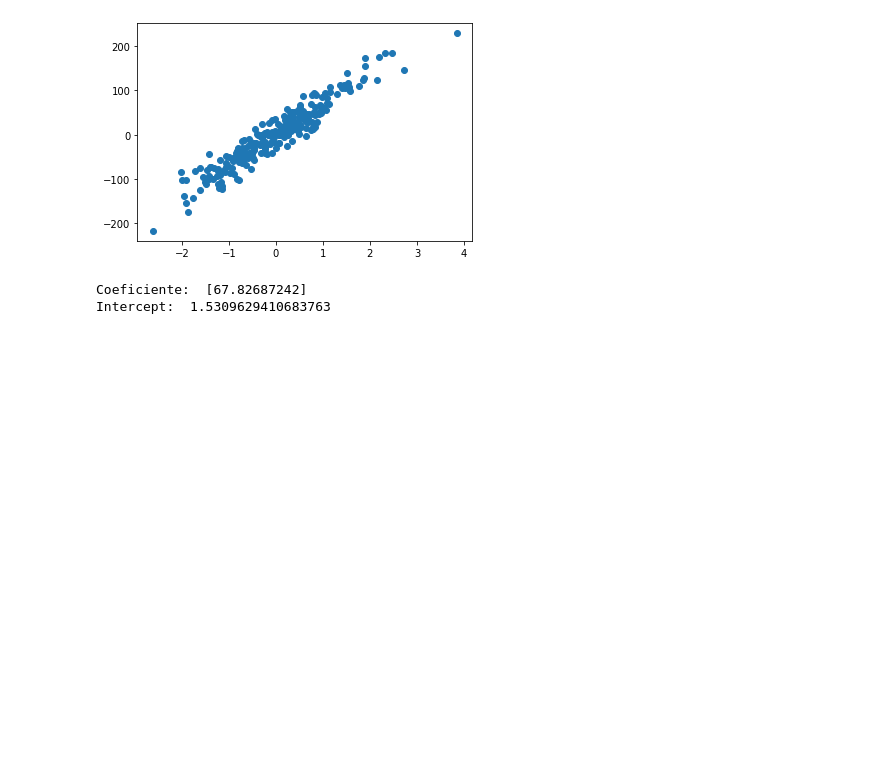
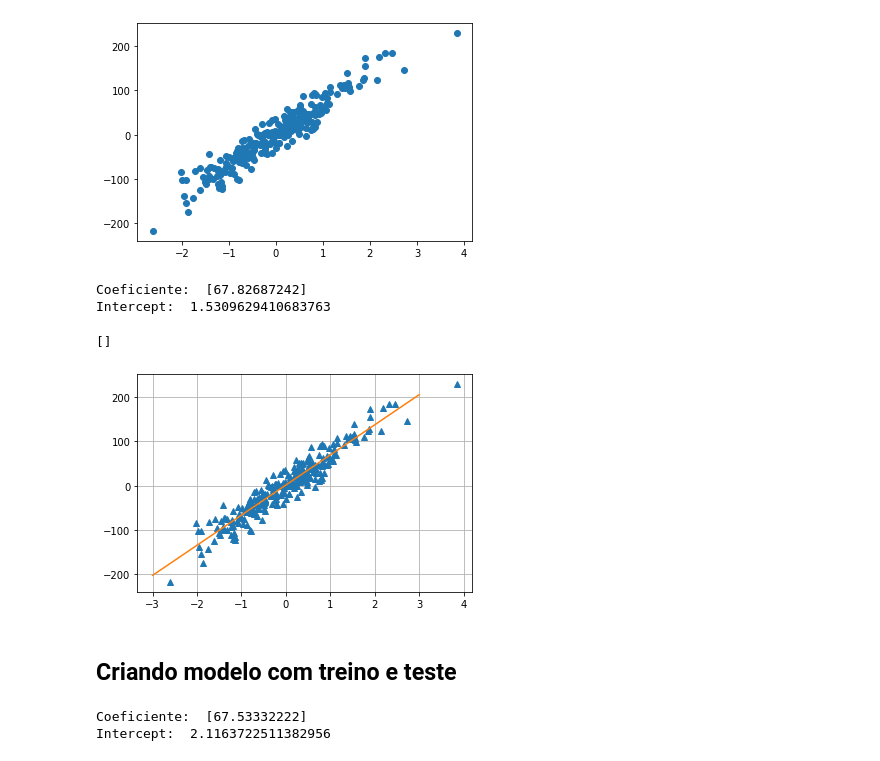
Before and after one commit to MaksonViini/Teste, a Jupyter notebook: Machine Learning Models/Regression/Linear Regression/regressor.ipynb, the cells around one changed output. Cells and saved outputs as stored; diff of their text form; code cells hidden in the pictures; blank space fills up the shorter version.

```diff
--- a/Machine Learning Models/Regression/Linear Regression/regressor.ipynb
+++ b/Machine Learning Models/Regression/Linear Regression/regressor.ipynb
@@ -50,3 +50,14 @@ Intercept:  1.5309629410683763
 # %%
 # Gerando valores para plotar o grafico
 linha_gerada = np.linspace(-3, 3, 500).reshape(-1, 1)
+# %%
+# Gerando a predicao do modelo
+plt.plot(X, y, '^')
+plt.plot(linha_gerada, lr.predict(linha_gerada))
+plt.grid(True)
+plt.plot()
+# %% [output]
+[]
+[figure, added]
+# %% [markdown]
+## Criando modelo com treino e teste
@@ -52,0 +70,7 @@ linha_gerada = np.linspace(-3, 3, 500).reshape(-1, 1)
+# %%
+# Coeficiente e intercepto
+print('Coeficiente: ', lr.coef_)
+print('Intercept: ', lr.intercept_)
+# %% [output]
+Coeficiente:  [67.53332222]
+Intercept:  2.1163722511382956
```
Also changed, not shown: parts of 2 cells of this notebook.
